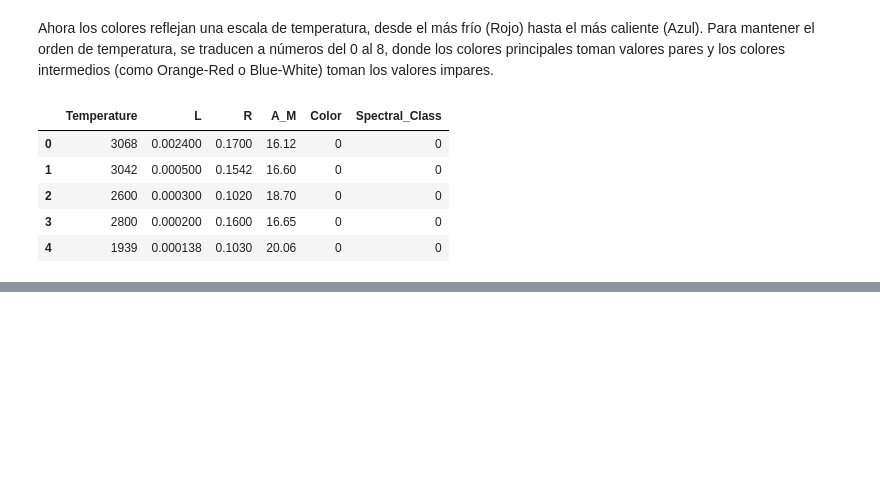
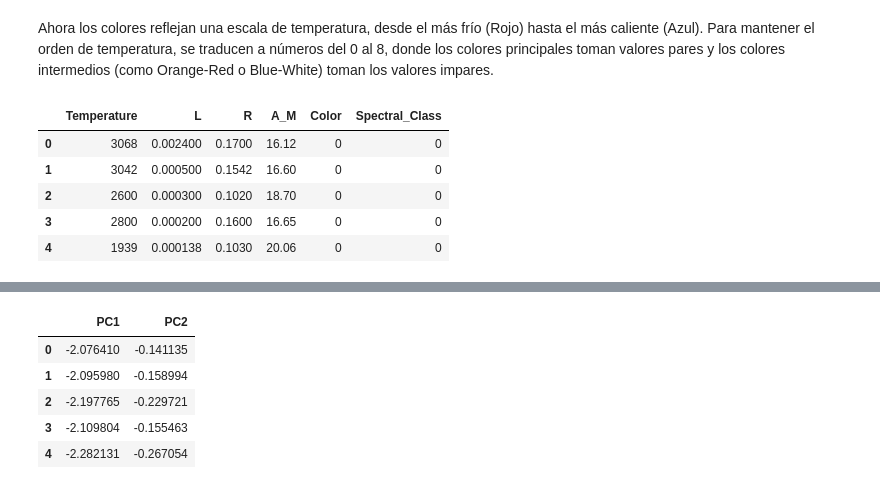
Before and after one commit to 100522371/P2_AA_Grupo17, a Jupyter notebook: p2_grupo17.ipynb, the cells around one changed output, grey strips where cells are left out. Saved outputs shown, nothing was run; the diff lists cells and outputs as text; code cells hidden in the pictures; blank space fills up the shorter version.

```diff
--- a/p2_grupo17.ipynb
+++ b/p2_grupo17.ipynb
@@ -107,0 +154,9 @@ df.head()
+# %%
+df.head()
+# %% [output]
+|  | PC1 | PC2 |
+| 0 | -2.076410 | -0.141135 |
+| 1 | -2.095980 | -0.158994 |
+| 2 | -2.197765 | -0.229721 |
+| 3 | -2.109804 | -0.155463 |
+| 4 | -2.282131 | -0.267054 |
```
Also changed, not shown: parts of 7 cells of this notebook.
